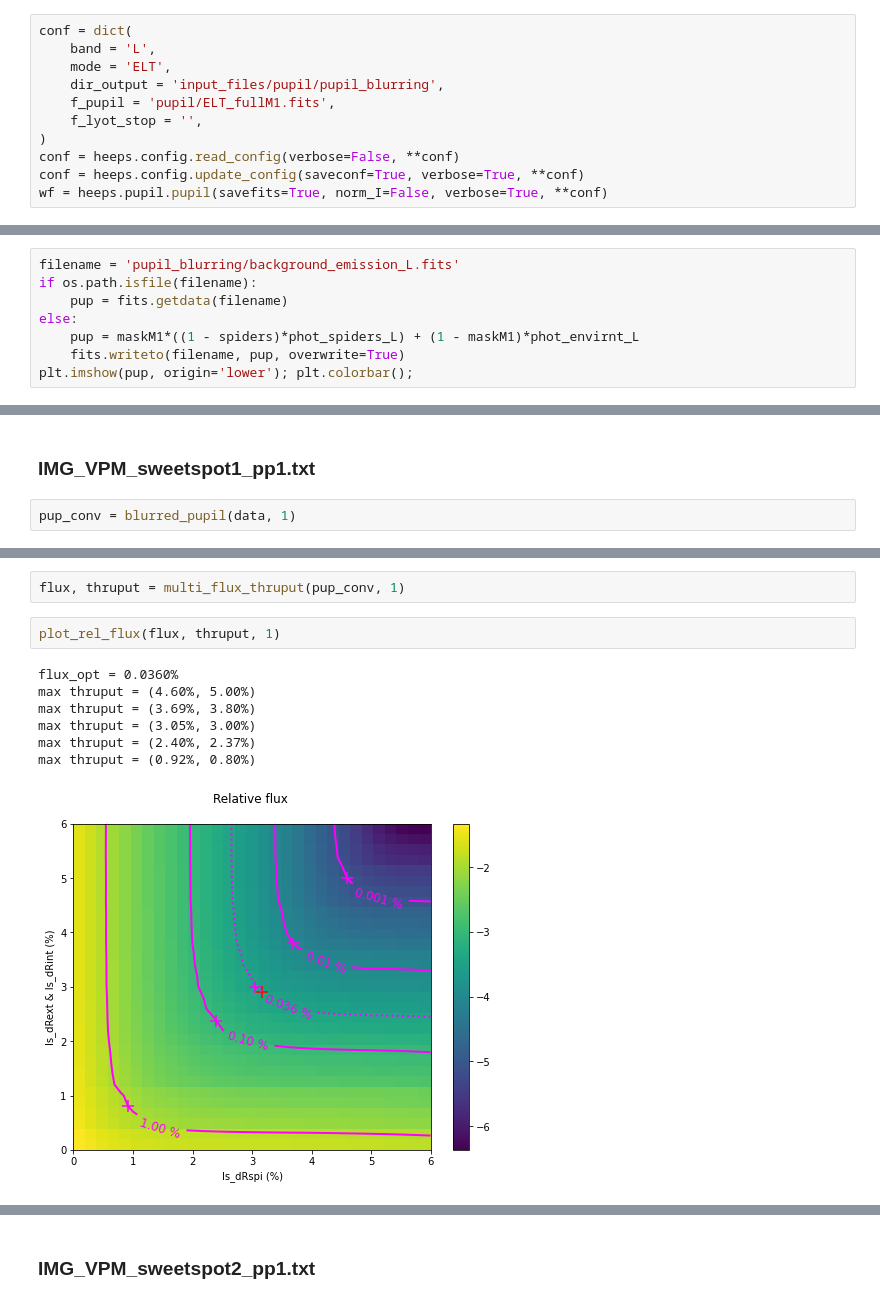
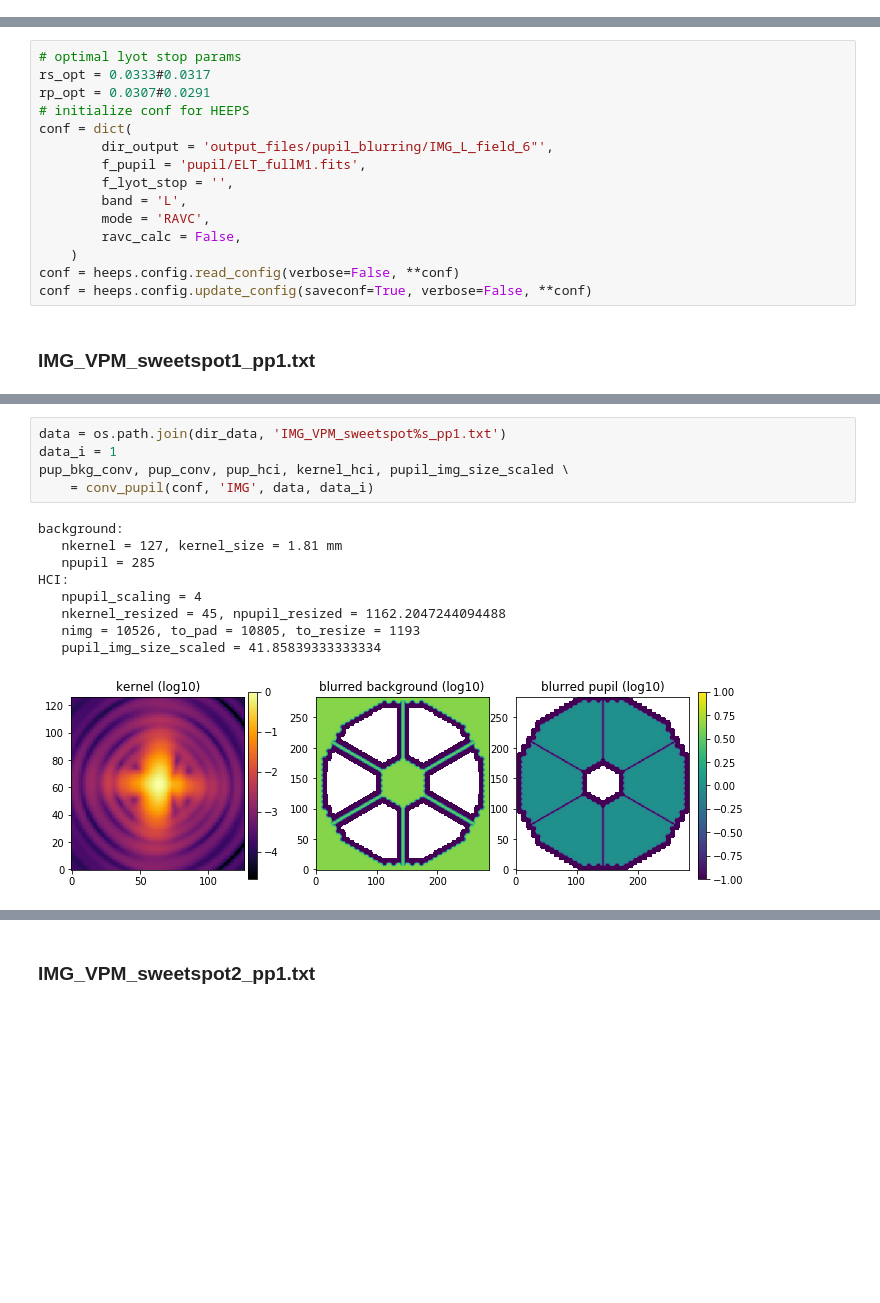
Before and after one commit to vortex-exoplanet/HEEPS, a Jupyter notebook: tools/pupil/pupil_blurring_IMG.ipynb, the cells around one changed output, grey strips where cells are left out. Cells and saved outputs as stored; diff of their text form; blank space fills up the shorter version.

Commit message:
update to pupil blurring

```diff
--- a/tools/pupil/pupil_blurring_IMG.ipynb
+++ b/tools/pupil/pupil_blurring_IMG.ipynb
@@ -53,11 +22,0 @@ pupil_img_size_METIS = 46.70 mm
-# %%
-conf = dict(
-    band = 'L',
-    mode = 'ELT',
-    dir_output = 'input_files/pupil/pupil_blurring',
-    f_pupil = 'pupil/ELT_fullM1.fits',
-    f_lyot_stop = '',
-)
-conf = heeps.config.read_config(verbose=False, **conf)
-conf = heeps.config.update_config(saveconf=True, verbose=True, **conf)
-wf = heeps.pupil.pupil(savefits=True, norm_I=False, verbose=True, **conf)
@@ -73,8 +22,0 @@ Load pupil from 'ELT_fullM1.fits'
-# %%
-filename = 'pupil_blurring/background_emission_L.fits'
-if os.path.isfile(filename):
-    pup = fits.getdata(filename)
-else:
-    pup = maskM1*((1 - spiders)*phot_spiders_L) + (1 - maskM1)*phot_envirnt_L
-    fits.writeto(filename, pup, overwrite=True)
-plt.imshow(pup, origin='lower'); plt.colorbar();
@@ -196,4 +311,17 @@ def plot_rel_flux(flux, thruput, i):
+# %%
+# optimal lyot stop params
+rs_opt = 0.0333#0.0317
+rp_opt = 0.0307#0.0291
+# initialize conf for HEEPS
+conf = dict(
+        dir_output = 'output_files/pupil_blurring/IMG_L_field_6"',
+        f_pupil = 'pupil/ELT_fullM1.fits',
+        f_lyot_stop = '',
+        band = 'L',
+        mode = 'RAVC',
+        ravc_calc = False,
+    )
+conf = heeps.config.read_config(verbose=False, **conf)
+conf = heeps.config.update_config(saveconf=True, verbose=False, **conf)
 # %% [markdown]
 ### IMG_VPM_sweetspot1_pp1.txt
-# %%
-pup_conv = blurred_pupil(data, 1)
@@ -205,12 +328,15 @@ npupil_conv = 3280
-# %%
-flux, thruput = multi_flux_thruput(pup_conv, 1)
-# %%
-plot_rel_flux(flux, thruput, 1)
-# %% [output]
-flux_opt = 0.0360%
-max thruput = (4.60%, 5.00%)
-max thruput = (3.69%, 3.80%)
-max thruput = (3.05%, 3.00%)
-max thruput = (2.40%, 2.37%)
-max thruput = (0.92%, 0.80%)
-[figure, removed]
+# %%
+data = os.path.join(dir_data, 'IMG_VPM_sweetspot%s_pp1.txt')
+data_i = 1
+pup_bkg_conv, pup_conv, pup_hci, kernel_hci, pupil_img_size_scaled \
+    = conv_pupil(conf, 'IMG', data, data_i)
+# %% [output]
+background:
+   nkernel = 127, kernel_size = 1.81 mm
+   npupil = 285
+HCI:
+   npupil_scaling = 4
+   nkernel_resized = 45, npupil_resized = 1162.2047244094488
+   nimg = 10526, to_pad = 10805, to_resize = 1193
+   pupil_img_size_scaled = 41.85839333333334
+[figure, added]
```
Also changed, not shown: parts of 55 cells of this notebook.
